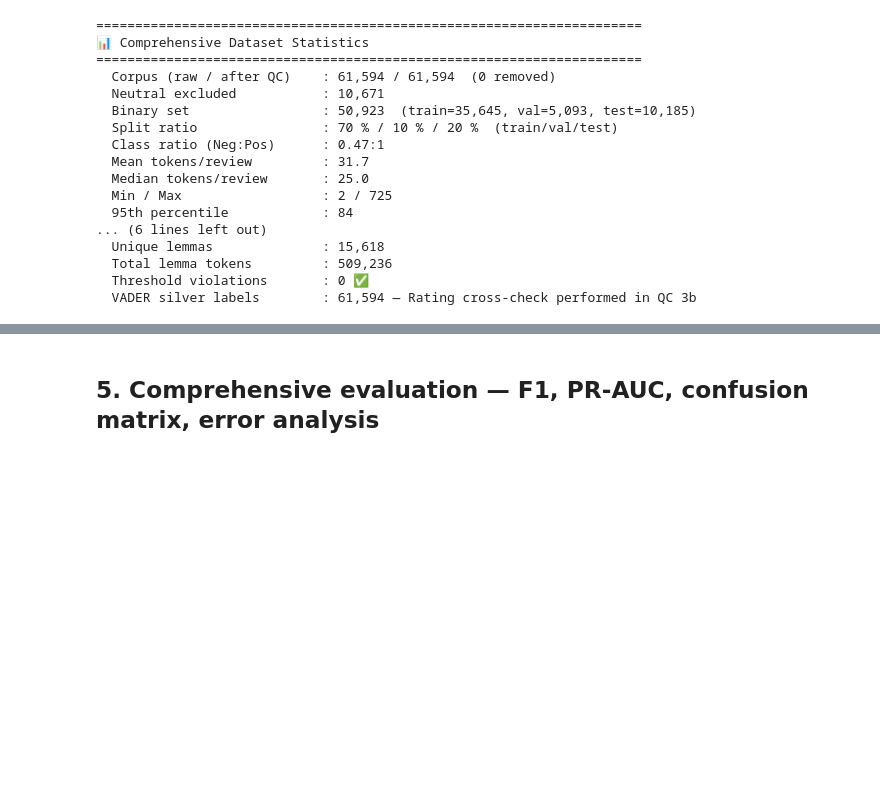
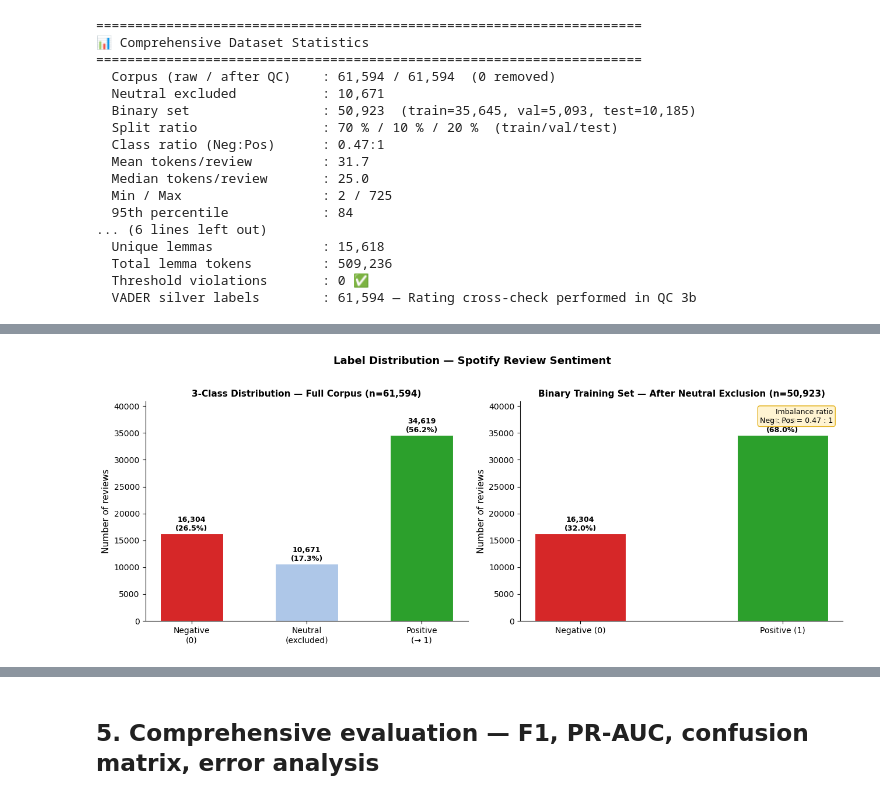
Before and after one commit to Jannik-m12/sentiment_analysis_spofify_reviews, a Jupyter notebook: Notebooks/03_Baseline_Modeling.ipynb, the cells around one changed output, grey strips where cells are left out. Drawn from its saved outputs; the diff is of its cells as text; code cells hidden in the pictures; blank space fills up the shorter version.

```diff
--- a/Notebooks/03_Baseline_Modeling.ipynb
+++ b/Notebooks/03_Baseline_Modeling.ipynb
@@ -480,0 +664,70 @@ print(f'  VADER silver labels        : {n_raw:,} — Rating cross-check performe
+# %%
+# ── Figure S2-A: Label distribution — 3-class (full) + binary (training set) ─
+fig, axes = plt.subplots(1, 2, figsize=(13, 5))
+
+# Left: 3-class full corpus
+labels_3  = ['Negative\n(0)', 'Neutral\n(excluded)', 'Positive\n(→ 1)']
+counts_3v = [counts_3.get(0, 0), counts_3.get(1, 0), counts_3.get(2, 0)]
+colors_3  = ['#d62728', '#aec7e8', '#2ca02c']
+bars_3 = axes[0].bar(labels_3, counts_3v, color=colors_3,
+                     edgecolor='white', linewidth=0.8, width=0.55)
+for bar, cnt in zip(bars_3, counts_3v):
+    axes[0].text(bar.get_x() + bar.get_width() / 2,
+                 bar.get_height() + n_total * 0.003,
+                 f'{cnt:,}\n({cnt/n_total*100:.1f}%)',
+                 ha='center', va='bottom', fontsize=9, fontweight='bold')
+axes[0].set_ylabel('Number of reviews', fontsize=11)
+axes[0].set_title(f'3-Class Distribution — Full Corpus (n={n_total:,})',
+                  fontsize=11, fontweight='bold')
+axes[0].set_ylim(0, max(counts_3v) * 1.18)
+axes[0].spines[['top', 'right']].set_visible(False)
+
+# Right: binary set with imbalance annotation
+labels_bin = ['Negative (0)', 'Positive (1)']
+counts_bin = [counts_2.get(0, 0), counts_2.get(1, 0)]
+colors_bin = ['#d62728', '#2ca02c']
+bars_b = axes[1].bar(labels_bin, counts_bin, color=colors_bin,
+                     edgecolor='white', linewidth=0.8, width=0.45)
+n_bin = len(df_binary)
+for bar, cnt in zip(bars_b, counts_bin):
+    axes[1].text(bar.get_x() + bar.get_width() / 2,
+                 bar.get_height() + n_bin * 0.003,
+                 f'{cnt:,}\n({cnt/n_bin*100:.1f}%)',
+                 ha='center', va='bottom', fontsize=9, fontweight='bold')
+axes[1].set_ylabel('Number of reviews', fontsize=11)
+axes[1].set_title(f'Binary Training Set — After Neutral Exclusion (n={n_bin:,})',
+                  fontsize=11, fontweight='bold')
+axes[1].set_ylim(0, max(counts_bin) * 1.18)
+axes[1].spines[['top', 'right']].set_visible(False)
+ratio = counts_2.get(0, 0) / max(counts_2.get(1, 0), 1)
+axes[1].annotate(f'Imbalance ratio\nNeg : Pos = {ratio:.2f} : 1',
+                 xy=(0.97, 0.97), xycoords='axes fraction',
+                 ha='right', va='top', fontsize=9,
+                 bbox=dict(boxstyle='round,pad=0.3', facecolor='#fff3cd',
+                           edgecolor='#e0a800', alpha=0.9))
+
+plt.suptitle('Label Distribution — Spotify Review Sentiment',
+             fontsize=13, fontweight='bold', y=1.02)
+plt.tight_layout()
+plt.savefig('../Figures/04_label_distribution.png', dpi=150, bbox_inches='tight')
+plt.show()
+print('📁 ../Figures/04_label_distribution.png')
+
+# Per-split stratification table
+print('\n' + '=' * 70)
+print('📊 Per-Split Class Ratio — Stratification Verification')
+print('=' * 70)
+print(f'  {"Split":<8} {"n":>7}  {"Neg":>7}  {"Pos":>7}  {"Neg%":>7}  {"Neg:Pos":>9}')
+print('  ' + '─' * 55)
+split_labels = [
+    ('Full',  n_bin,       counts_2.get(0,0),       counts_2.get(1,0)),
+    ('Train', len(y_train), int((y_train==0).sum()),  int((y_train==1).sum())),
+    ('Val',   len(y_val),   int((y_val==0).sum()),    int((y_val==1).sum())),
+    ('Test',  len(y_test),  int((y_test==0).sum()),   int((y_test==1).sum())),
+]
+for name, tot, neg, pos in split_labels:
+    r = neg / max(pos, 1)
+    print(f'  {name:<8} {tot:>7,} {neg:>7,} {pos:>7,} {neg/tot*100:>6.1f}% {r:>7.2f}:1')
+print('  ✅ Stratification preserved Neg% across all splits.')
+# %% [output]
+[figure, added]
```
Also changed, not shown: parts of 26 cells of this notebook, 3 other files.
